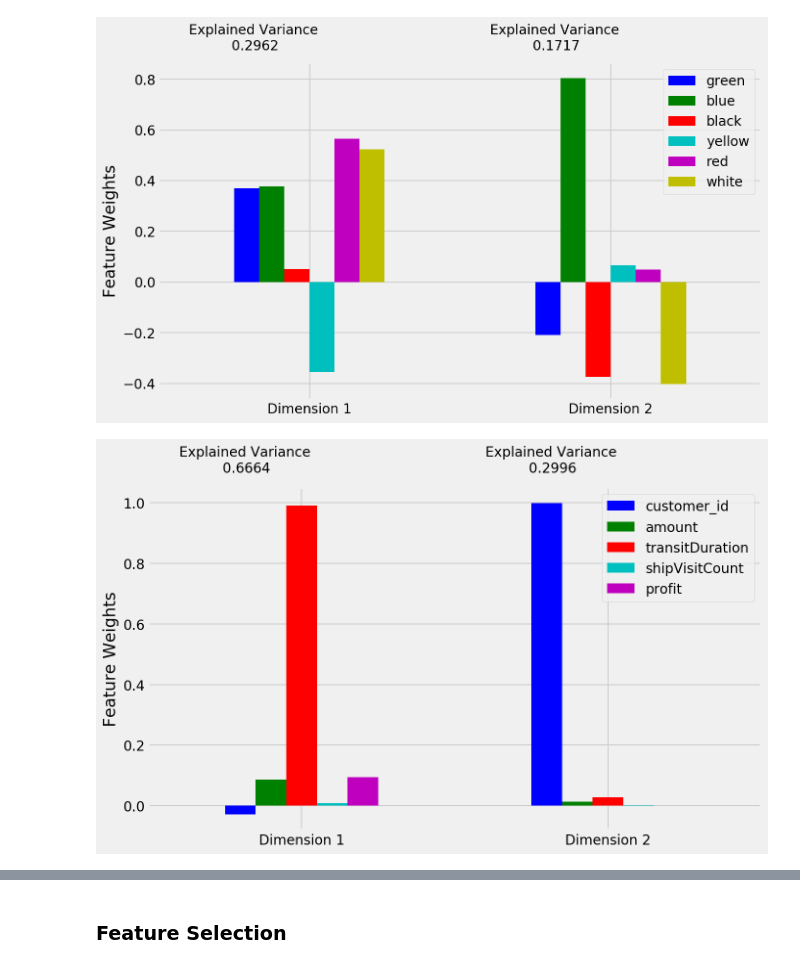
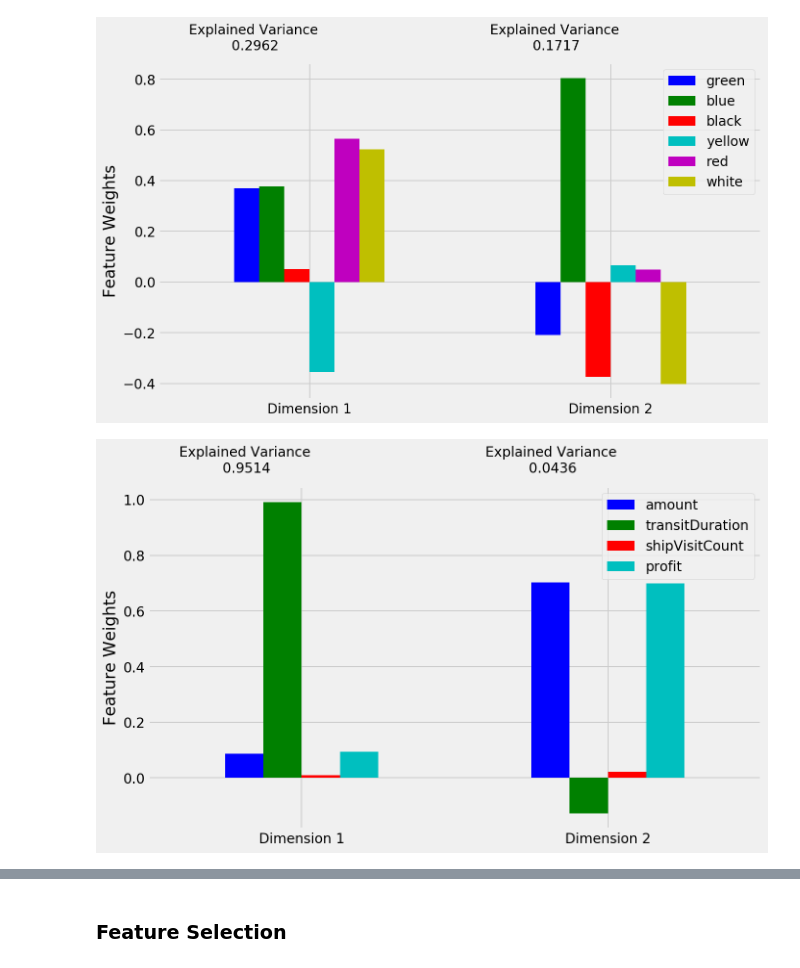
Before and after one commit to miaoever/IOT, a Jupyter notebook: Standup 4/K-means.ipynb, the cells around one changed output, grey strips where cells are left out. Saved outputs shown, nothing was run; the diff lists cells and outputs as text; code cells hidden in the pictures.

```diff
--- a/Standup 4/K-means.ipynb
+++ b/Standup 4/K-means.ipynb
@@ -26,8 +26,10 @@ df["amount"] = df["red"]+df["blue"]+df["yellow"]+df["black"]+df["white"]
 
 ## Add Customer ID (Integer number)
 customer_dic= {}
-for id, name in df[["customer"]].drop_duplicates()["customer"].iteritems():
-    customer_dic[name] = id+1 # id starts from 0
+id = 1
+for _,name in df[["customer"]].drop_duplicates()["customer"].iteritems():
+    customer_dic[name] = id # id starts from 0
+    id = id+1
 
 df["customer_id"] = df["customer"].apply(lambda x: customer_dic[x])
 
@@ -78,27 +80,28 @@ productCOGS, *orderProcessCost(=10)*, shipVisitCost
 ### PCA
 # %%
 X = {}
+index = {}
 # %%
 from sklearn.decomposition import PCA
-index0=["green","blue", "black", "yellow","red","white"]
-X[0] = df[index0]
+index[0]=["green","blue", "black", "yellow","red","white"]
+X[0] = df[index[0]]
 
 pca = PCA(n_components=2)
 X[0] = pca.fit_transform(X[0])
 
-pca_results = vs.pca_results(df[index0], pca)
+pca_results = vs.pca_results(df[index[0]], pca)
 # %% [output]
 [figure]
 # %%
 from sklearn.decomposition import PCA
-index1=["customer_id","amount","transitDuration", "shipVisitCount", "profit"]
-X[1] = df[index1]
+index[1]=["amount","transitDuration", "shipVisitCount", "profit"]
+X[1] = df[index[1]]
 
 pca = PCA(n_components=2)
 X[1] = pca.fit_transform(X[1])
 
-pca_results = vs.pca_results(df[index1], pca)
+pca_results = vs.pca_results(df[index[1]], pca)
 # %% [output]
-[figure, old version]
+[figure, new version]
 # %%
 from sklearn.decomposition import PCA
```
Also changed, not shown: parts of 8 cells of this notebook.
